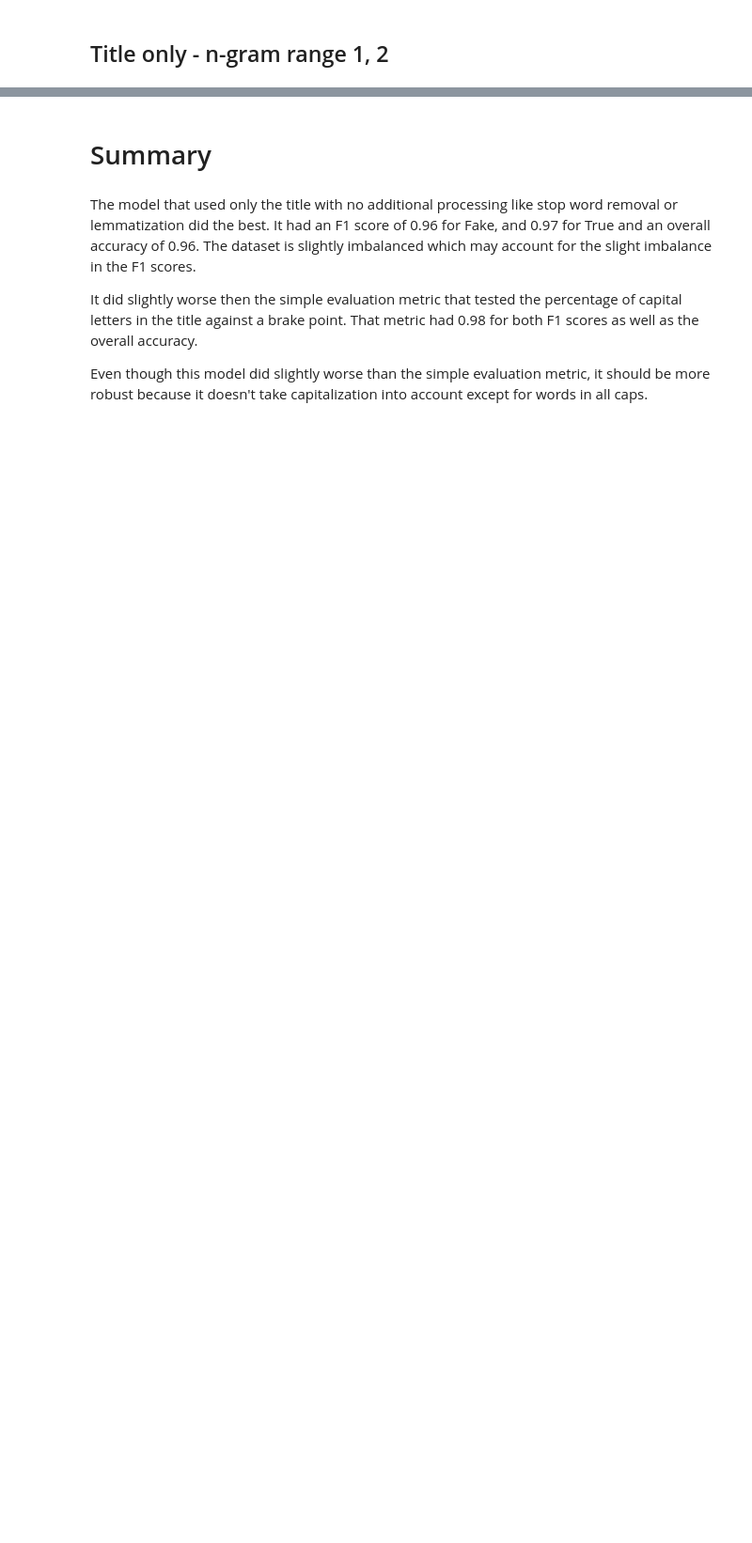
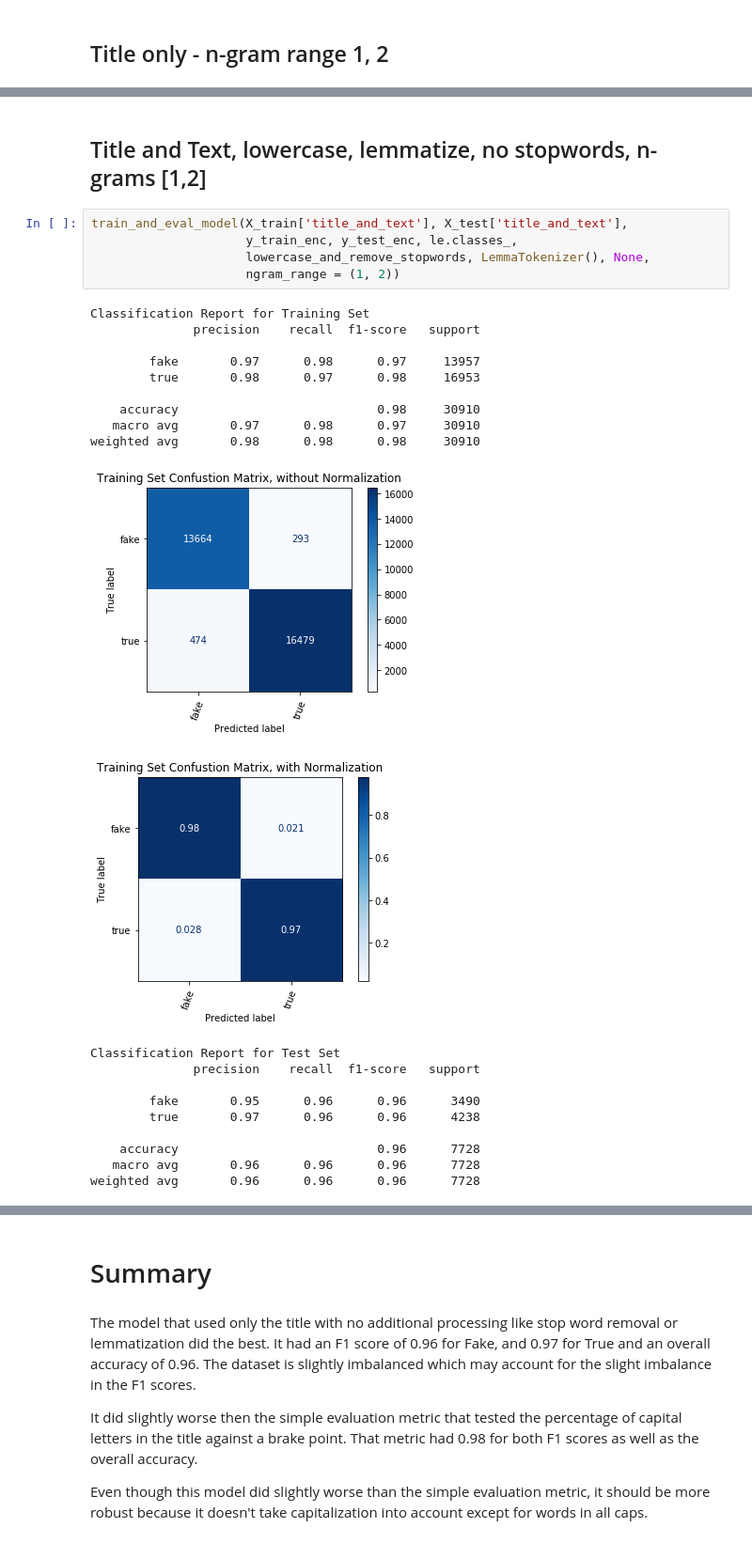
Before and after one commit to merb92/fake-news-classification, a Jupyter notebook: notebooks/nb_bow.ipynb, the cells around one changed output, grey strips where cells are left out. Shown at 94% size. Cells and saved outputs as stored; diff of their text form; blank space fills up the shorter version.

```diff
--- a/notebooks/nb_bow.ipynb
+++ b/notebooks/nb_bow.ipynb
@@ -484,0 +556,28 @@ true  ['trump' "'s" 'u.s.' 'say' 'house' 'republican' 'north' 'russia' 'korea'
+# %% [markdown]
+## Title and Text, lowercase, lemmatize, no stopwords, n-grams [1,2]
+# %%
+train_and_eval_model(X_train['title_and_text'], X_test['title_and_text'],
+                     y_train_enc, y_test_enc, le.classes_,
+                     lowercase_and_remove_stopwords, LemmaTokenizer(), None,
+                     ngram_range = (1, 2))
+# %% [output]
+Classification Report for Training Set
+              precision    recall  f1-score   support
+
+        fake       0.97      0.98      0.97     13957
+        true       0.98      0.97      0.98     16953
+
+    accuracy                           0.98     30910
+   macro avg       0.97      0.98      0.97     30910
+weighted avg       0.98      0.98      0.98     30910
+[figure, added]
+[figure, added]
+Classification Report for Test Set
+              precision    recall  f1-score   support
+
+        fake       0.95      0.96      0.96      3490
+        true       0.97      0.96      0.96      4238
+
+    accuracy                           0.96      7728
+   macro avg       0.96      0.96      0.96      7728
+weighted avg       0.96      0.96      0.96      7728
```
Also changed, not shown: parts of 21 cells of this notebook.
